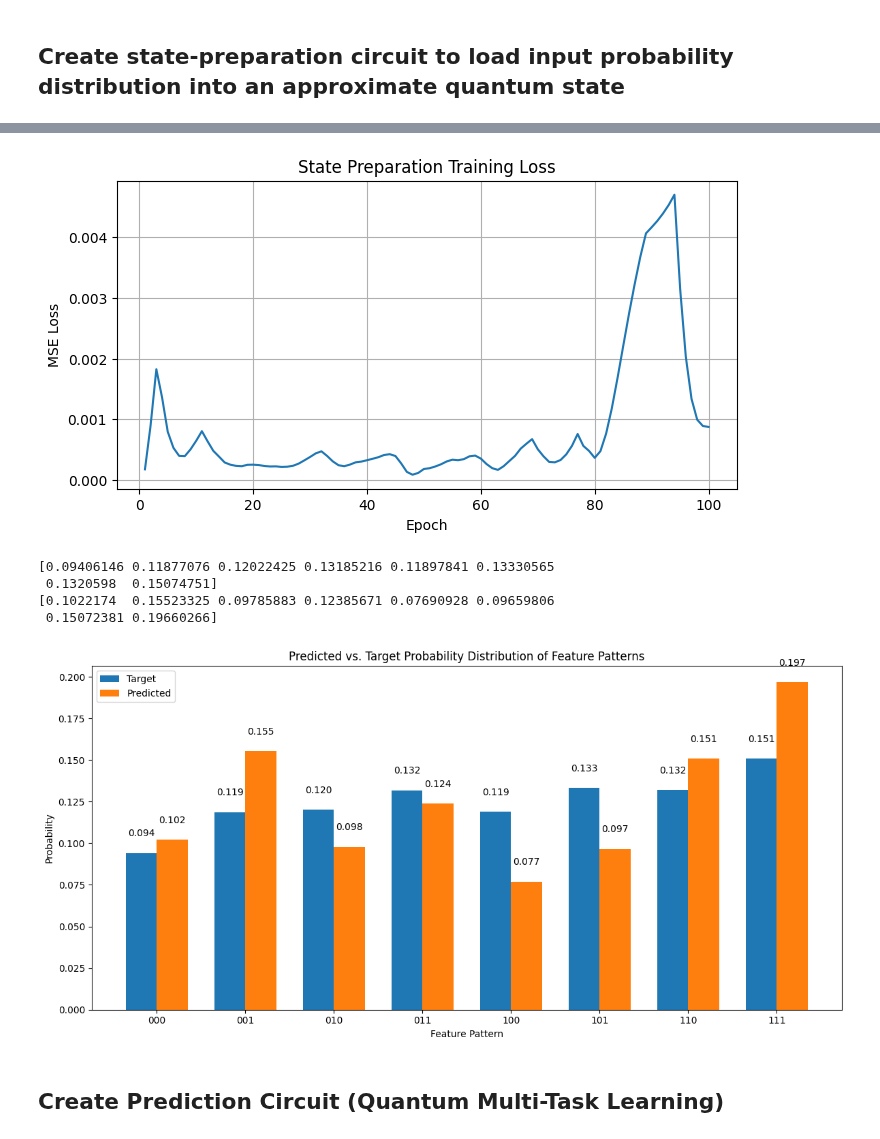
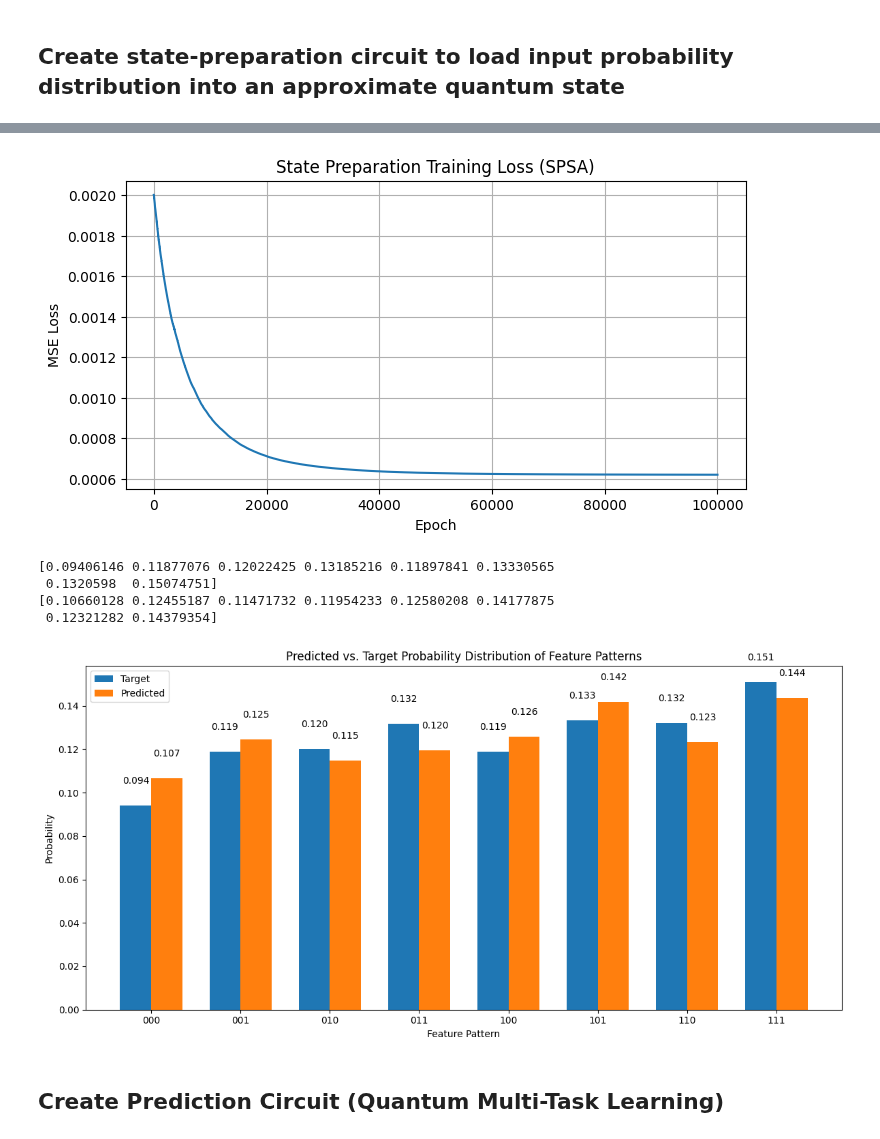
Before and after one commit to Rishivarshil/osuquantumclub, a Jupyter notebook: qmtl.ipynb, the cells around one changed output, grey strips where cells are left out. Cells and saved outputs as stored; diff of their text form; code cells hidden in the pictures.

Commit message:
Added SPSA, moving average and removed outliers

```diff
--- a/qmtl.ipynb
+++ b/qmtl.ipynb
@@ -313,41 +306,49 @@ def sp_circuit(params):
 # Train the hardware-efficient ansatz to prepare the target probability distribution using PennyLane's SPSA optimizer
 import torch
 import torch.nn as nn
+import pennylane as qml
+import numpy as np
+# Use pnp for parameters and gradient tracking
+from pennylane import numpy as pnp
+import matplotlib.pyplot as plt
 
-N_EPOCHS_SP = 100
+# --- Assume global variables and feature_probs are defined (e.g., from Cell 5/6) ---
+N_EPOCHS_SP = 100000
 LEARNING_RATE_SP = 0.1
 INIT_PARAM_SCALE = 0.01
+L_SP = 2
+N_WIRES_SP = 3
 
-target_probs = torch.tensor(feature_probs, dtype=torch.float64)
 
-# Initialize parameters as a NumPy array
-params_sp = nn.Parameter(torch.randn(L_SP, N_WIRES_SP, 2) * INIT_PARAM_SCALE)
+target_probs_pnp = pnp.array(feature_probs, dtype=pnp.float64, requires_grad=False)
 
-# Create SPSA optimizer
-opt_sp = torch.optim.Adam([params_sp], lr=LEARNING_RATE_SP)
 
-loss_fn_sp = nn.MSELoss()
+def loss_fn_sp(current_params, target_probs):
+    y_pred = sp_circuit(current_params)
+    return pnp.sum((y_pred - target_probs) ** 2)
 
-# Training loop using SPSA optimizer
-print("Starting SPSA training for state preparation...")
+
+@qml.qnode(dev_sp, interface='autograd')
+def sp_circuit(params):
+    hardware_efficient_ansatz(params)
+    return qml.probs(wires=range(N_WIRES_SP))
+
+
+# --- SPSA TRAINING LOOP (FIXED) ---
+
+params_sp = pnp.random.randn(L_SP, N_WIRES_SP, 2) * INIT_PARAM_SCALE
+params_sp = pnp.array(params_sp, requires_grad=True)
+
+opt_sp = qml.SPSAOptimizer(a=LEARNING_RATE_SP, maxiter=N_EPOCHS_SP)
+
+print("Starting SPSA training for state preparation (using qml.SPSAOptimizer)...")
 losses_sp = []
 
 for epoch in range(N_EPOCHS_SP):
-    # Single SPSA update step
+    # opt_sp.step returns pnp arrays
+    params_sp, loss = opt_sp.step_and_cost(lambda p: loss_fn_sp(p, target_probs_pnp), params_sp)
 
-    y_pred = sp_circuit(params_sp)
-
-    #print('y_pred:', y_pred)
-
-    loss = loss_fn_sp(y_pred, target_probs)
-
-    loss.backward()
-
-    opt_sp.step()
-
-    opt_sp.zero_grad()
-
-    losses_sp.append(loss.item())
+    losses_sp.append(loss.numpy())
 
     # Print progress
     if (epoch + 1) % max(1, (N_EPOCHS_SP // 10)) == 0 or epoch == N_EPOCHS_SP - 1:
@@ -356,22 +357,19 @@ for epoch in range(N_EPOCHS_SP):
 # Get final distribution
 final_out = sp_circuit(params_sp)
 
-# Detach from autograd graph for final printing/plotting
-final_out_np = final_out.detach().numpy()
-target_out_np = target_probs.detach().numpy()
-
-print("Final state preparation parameters: ")
+print("\nFinal state preparation parameters: ")
 print(params_sp)
 
-print("\nTarget probs:\n", np.round(target_out_np, 6))
-print("Final prepared probs:\n", np.round(final_out_np, 6))
+# FIX 3: Use .numpy() directly on the final outputs for printing/plotting
+print("\nTarget probs:\n", np.round(target_probs_pnp.numpy(), 6))
+print("Final prepared probs:\n", np.round(final_out.numpy(), 6))
 
-# Plot training loss
+# Plot training loss (assuming plt is imported)
 plt.figure(figsize=(8, 4))
 plt.plot(range(1, len(losses_sp) + 1), losses_sp)
 plt.xlabel('Epoch')
 plt.ylabel('MSE Loss')
-plt.title('State Preparation Training Loss')
+plt.title('State Preparation Training Loss (SPSA)')
 plt.grid(True)
 plt.show()
 # %% [output]
@@ -395,4 +393,4 @@ Final prepared probs:
-[figure, old version]
+[figure, new version]
 # %%
 #Plot target probabilities and predicted probabilites
 x = np.arange(len(feat_pattern_strs))
@@ -421,9 +419,9 @@ plt.show()
 # %% [output]
 [0.09406146 0.11877076 0.12022425 0.13185216 0.11897841 0.13330565
  0.1320598  0.15074751]
-[0.1022174  0.15523325 0.09785883 0.12385671 0.07690928 0.09659806
- 0.15072381 0.19660266]
+[0.10660128 0.12455187 0.11471732 0.11954233 0.12580208 0.14177875
+ 0.12321282 0.14379354]
-[figure, old version]
+[figure, new version]
 # %% [markdown]
 ## Create Prediction Circuit (Quantum Multi-Task Learning)
 # %%
```
Also changed, not shown: parts of 4 cells of this notebook, 2 other files.
